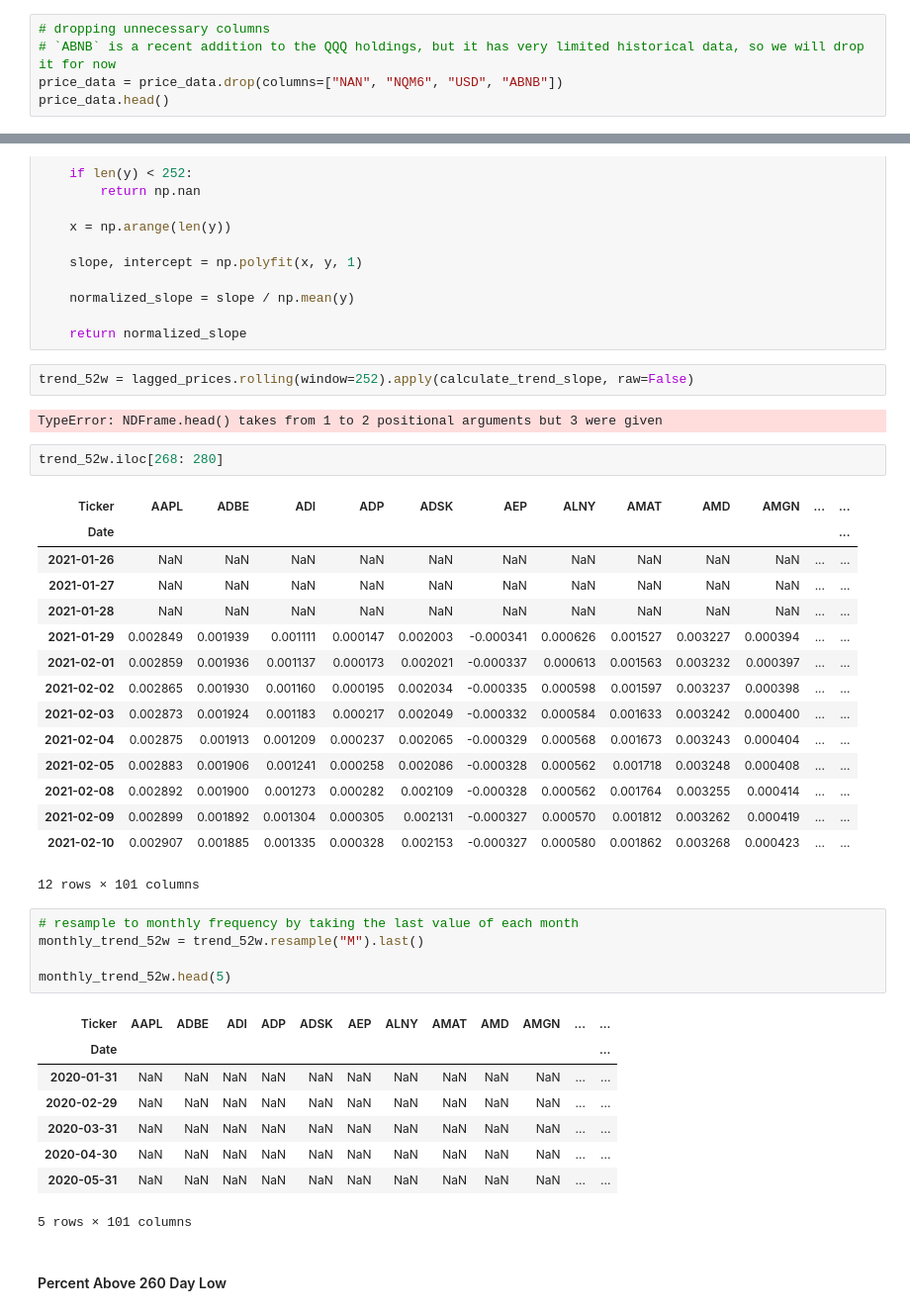
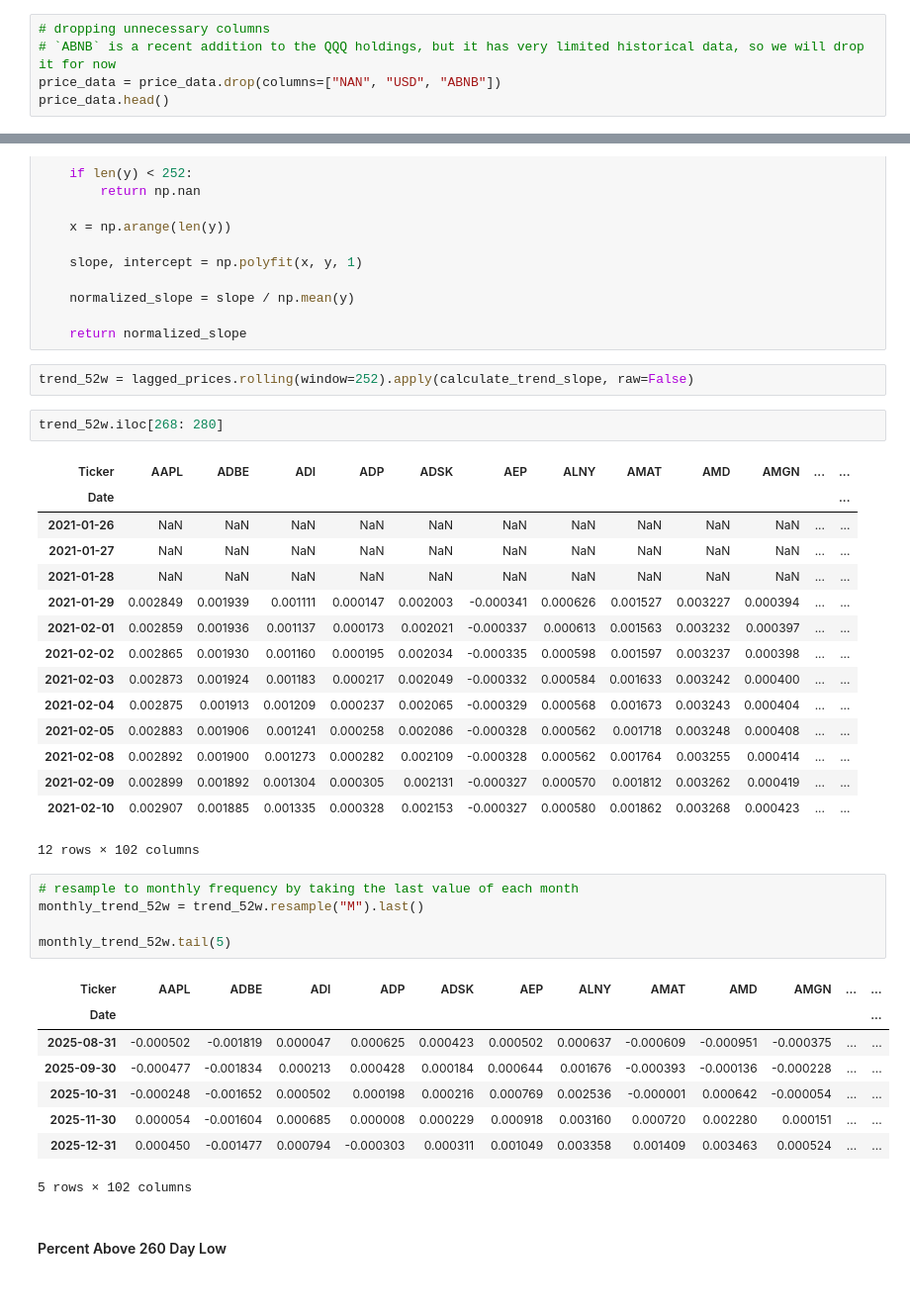
Before and after one commit to Spring-26-Quantitative-Finance/SunilA-QF-SP26, a Jupyter notebook: final_proj/main.ipynb, the cells around one changed output, grey strips where cells are left out. Shown at 99% size. Drawn from its saved outputs; the diff is of its cells as text.

```diff
--- a/final_proj/main.ipynb
+++ b/final_proj/main.ipynb
@@ -100,7 +105,7 @@ price_data.head()
 # %%
 # dropping unnecessary columns
 # `ABNB` is a recent addition to the QQQ holdings, but it has very limited historical data, so we will drop it for now
-price_data = price_data.drop(columns=["NAN", "NQM6", "USD", "ABNB"])
+price_data = price_data.drop(columns=["NAN", "USD", "ABNB"])
 price_data.head()
 # %% [output]
 | Ticker | AAPL | ADBE | ADI | ADP | ADSK | AEP | ALNY | AMAT | AMD | AMGN | ... | ... |
@@ -188,8 +196,6 @@ def calculate_trend_slope(window_prices):
     return normalized_slope
 # %%
 trend_52w = lagged_prices.rolling(window=252).apply(calculate_trend_slope, raw=False)
-# %% [output]
-TypeError: NDFrame.head() takes from 1 to 2 positional arguments but 3 were given
 # %%
 trend_52w.iloc[268: 280]
 # %% [output]
@@ -207,21 +213,21 @@ trend_52w.iloc[268: 280]
 | 2021-02-08 | 0.002892 | 0.001900 | 0.001273 | 0.000282 | 0.002109 | -0.000328 | 0.000562 | 0.001764 | 0.003255 | 0.000414 | ... | ... |
 | 2021-02-09 | 0.002899 | 0.001892 | 0.001304 | 0.000305 | 0.002131 | -0.000327 | 0.000570 | 0.001812 | 0.003262 | 0.000419 | ... | ... |
 | 2021-02-10 | 0.002907 | 0.001885 | 0.001335 | 0.000328 | 0.002153 | -0.000327 | 0.000580 | 0.001862 | 0.003268 | 0.000423 | ... | ... |
-12 rows × 101 columns
+12 rows × 102 columns
 # %%
 # resample to monthly frequency by taking the last value of each month
 monthly_trend_52w = trend_52w.resample("M").last()
 
-monthly_trend_52w.head(5)
+monthly_trend_52w.tail(5)
 # %% [output]
 | Ticker | AAPL | ADBE | ADI | ADP | ADSK | AEP | ALNY | AMAT | AMD | AMGN | ... | ... |
 | Date |  |  |  |  |  |  |  |  |  |  |  | ... |
-| 2020-01-31 | NaN | NaN | NaN | NaN | NaN | NaN | NaN | NaN | NaN | NaN | ... | ... |
-| 2020-02-29 | NaN | NaN | NaN | NaN | NaN | NaN | NaN | NaN | NaN | NaN | ... | ... |
-| 2020-03-31 | NaN | NaN | NaN | NaN | NaN | NaN | NaN | NaN | NaN | NaN | ... | ... |
-| 2020-04-30 | NaN | NaN | NaN | NaN | NaN | NaN | NaN | NaN | NaN | NaN | ... | ... |
-| 2020-05-31 | NaN | NaN | NaN | NaN | NaN | NaN | NaN | NaN | NaN | NaN | ... | ... |
+| 2025-08-31 | -0.000502 | -0.001819 | 0.000047 | 0.000625 | 0.000423 | 0.000502 | 0.000637 | -0.000609 | -0.000951 | -0.000375 | ... | ... |
+| 2025-09-30 | -0.000477 | -0.001834 | 0.000213 | 0.000428 | 0.000184 | 0.000644 | 0.001676 | -0.000393 | -0.000136 | -0.000228 | ... | ... |
+| 2025-10-31 | -0.000248 | -0.001652 | 0.000502 | 0.000198 | 0.000216 | 0.000769 | 0.002536 | -0.000001 | 0.000642 | -0.000054 | ... | ... |
+| 2025-11-30 | 0.000054 | -0.001604 | 0.000685 | 0.000008 | 0.000229 | 0.000918 | 0.003160 | 0.000720 | 0.002280 | 0.000151 | ... | ... |
+| 2025-12-31 | 0.000450 | -0.001477 | 0.000794 | -0.000303 | 0.000311 | 0.001049 | 0.003358 | 0.001409 | 0.003463 | 0.000524 | ... | ... |
-5 rows × 101 columns
+5 rows × 102 columns
 # %% [markdown]
 #### Percent Above 260 Day Low
 # %%
```
Also changed, not shown: parts of 23 cells of this notebook.
